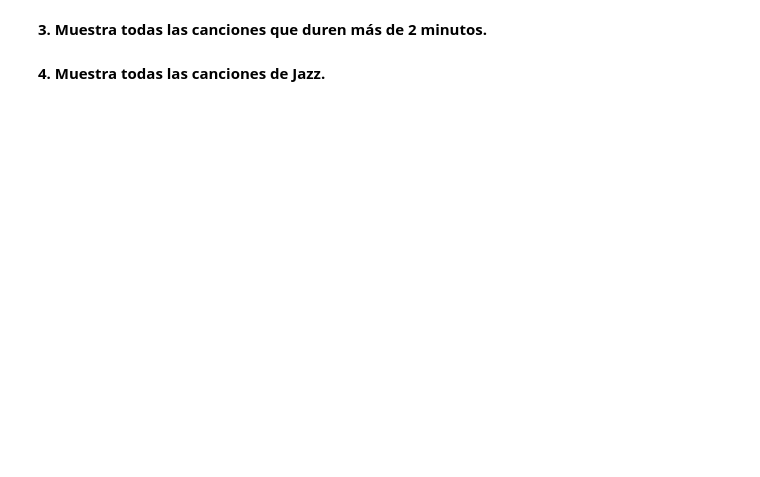
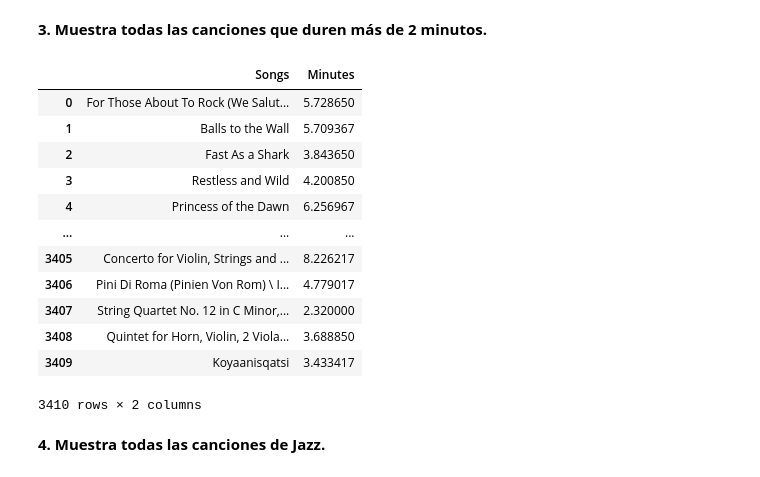
Before and after one commit to mstoychev/Data-Science-Projects, a Jupyter notebook: 0. Data Analyst Portfolio/3. SQL exercise/Práctica SQL_MitkoStoychev.ipynb, the cells around one changed output. Saved outputs shown, nothing was run; the diff lists cells and outputs as text; code cells hidden in the pictures; blank space fills up the shorter version.

```diff
--- a/0. Data Analyst Portfolio/3. SQL exercise/Práctica SQL_MitkoStoychev.ipynb
+++ b/0. Data Analyst Portfolio/3. SQL exercise/Práctica SQL_MitkoStoychev.ipynb
@@ -516,4 +586,31 @@ Subir Nota:
 # %% [markdown]
 **3. Muestra todas las canciones que duren más de 2 minutos.**
+# %%
+query = """
+SELECT Name AS Songs, Milliseconds / 60000.0 AS Minutes
+FROM Track
+WHERE Minutes >= 2
+"""
+
+cursor.execute(query)
+two_min = cursor.fetchall()
+
+column_names = [description[0] for description in cursor.description]
+two_min_df = pd.DataFrame(two_min, columns=column_names)
+two_min_df
+# %% [output]
+|  | Songs | Minutes |
+| 0 | For Those About To Rock (We Salut... | 5.728650 |
+| 1 | Balls to the Wall | 5.709367 |
+| 2 | Fast As a Shark | 3.843650 |
+| 3 | Restless and Wild | 4.200850 |
+| 4 | Princess of the Dawn | 6.256967 |
+| ... | ... | ... |
+| 3405 | Concerto for Violin, Strings and ... | 8.226217 |
+| 3406 | Pini Di Roma (Pinien Von Rom) \ I... | 4.779017 |
+| 3407 | String Quartet No. 12 in C Minor,... | 2.320000 |
+| 3408 | Quintet for Horn, Violin, 2 Viola... | 3.688850 |
+| 3409 | Koyaanisqatsi | 3.433417 |
+3410 rows × 2 columns
 # %% [markdown]
 **4. Muestra todas las canciones de Jazz.**
```
Also changed, not shown: parts of 25 cells of this notebook.
